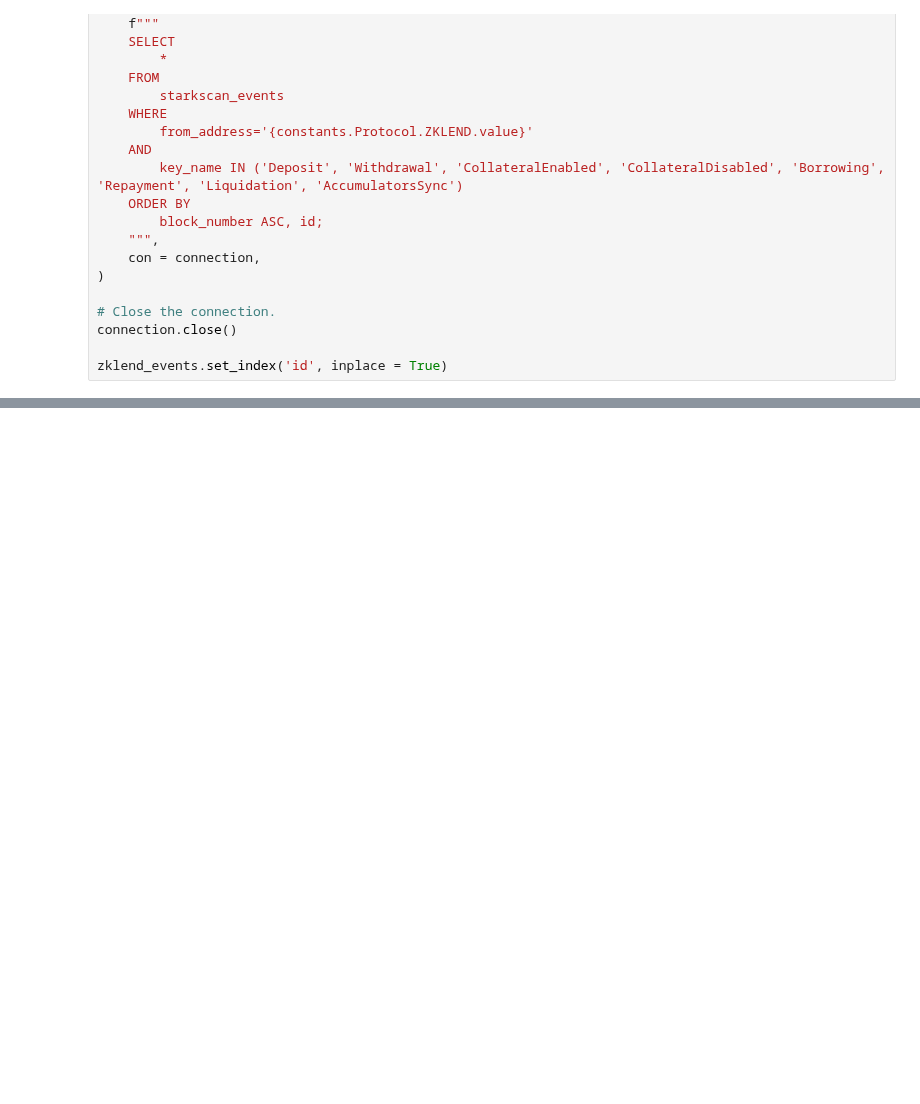
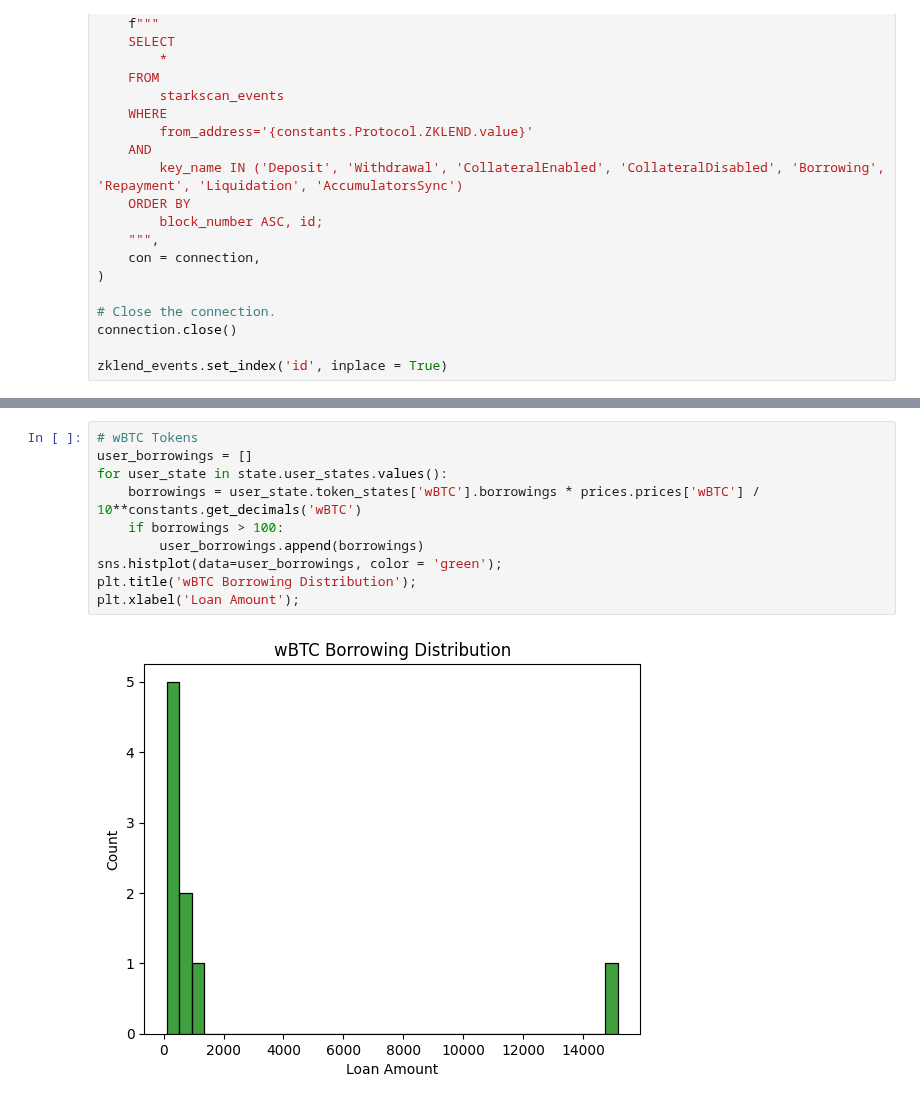
Before and after one commit to CarmineOptions/derisk-research, a Jupyter notebook: visualizations.ipynb, the cells around one changed output, grey strips where cells are left out. Drawn from its saved outputs; the diff is of its cells as text; blank space fills up the shorter version.

```diff
--- a/visualizations.ipynb
+++ b/visualizations.ipynb
@@ -41,0 +73,12 @@ zklend_events.set_index('id', inplace = True)
+# %%
+# wBTC Tokens
+user_borrowings = []
+for user_state in state.user_states.values():
+    borrowings = user_state.token_states['wBTC'].borrowings * prices.prices['wBTC'] / 10**constants.get_decimals('wBTC')
+    if borrowings > 100:
+        user_borrowings.append(borrowings)
+sns.histplot(data=user_borrowings, color = 'green');
+plt.title('wBTC Borrowing Distribution');
+plt.xlabel('Loan Amount');
+# %% [output]
+[figure, added]
```
Also changed, not shown: parts of 15 cells of this notebook, 1 other file.
